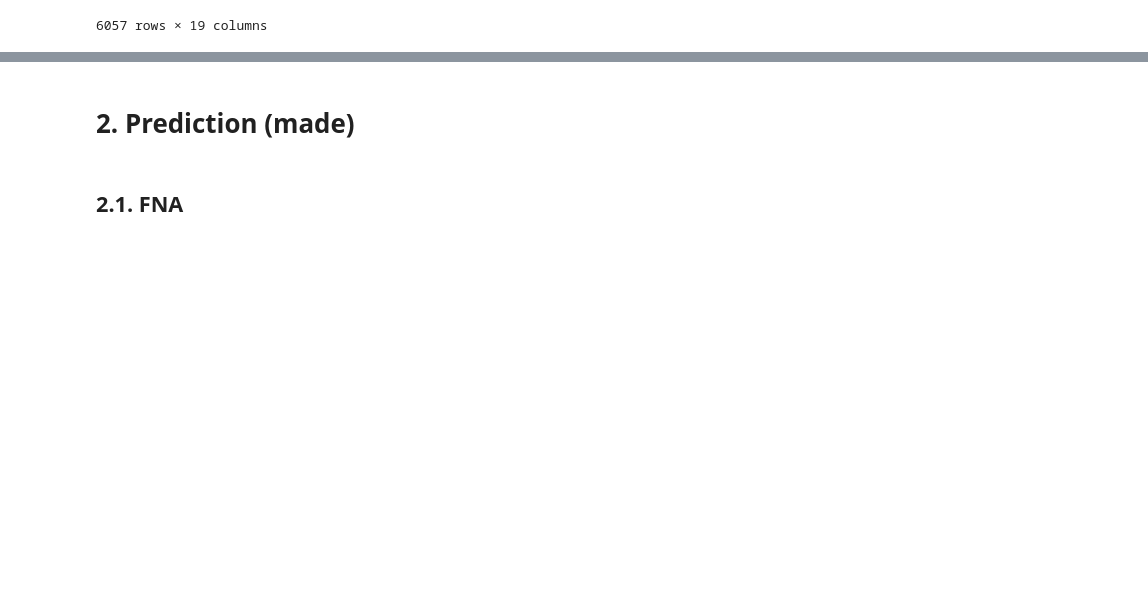
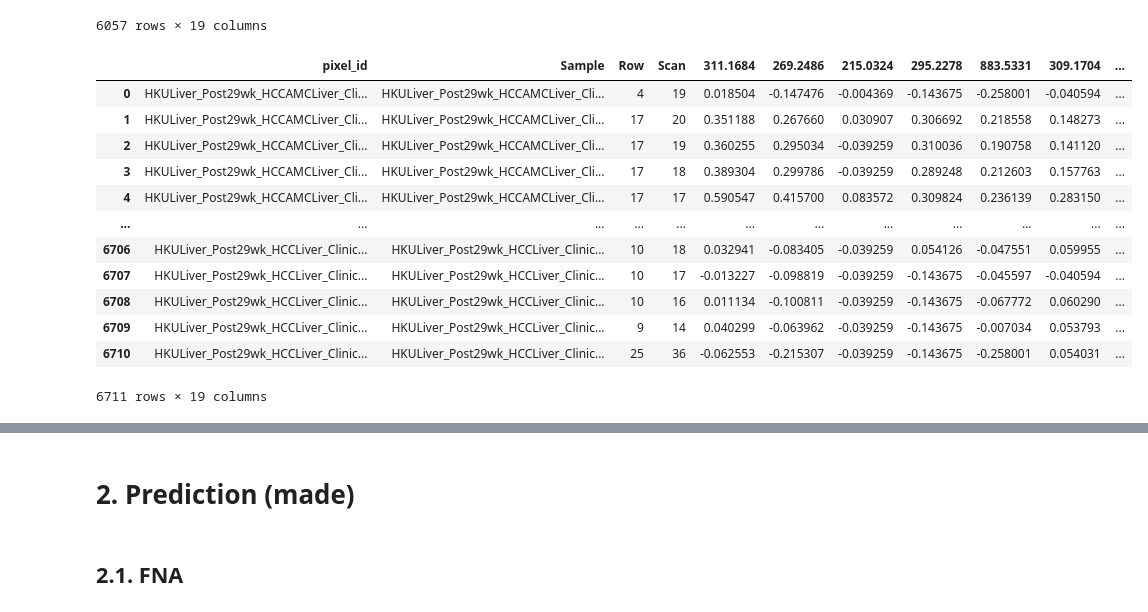
Before and after one commit to TommyNHL/raMSIn, a Jupyter notebook: 9a_ML_Model-apply.ipynb, the cells around one changed output, grey strips where cells are left out. Saved outputs shown, nothing was run; the diff lists cells and outputs as text; code cells hidden in the pictures; blank space fills up the shorter version.

```diff
--- a/9a_ML_Model-apply.ipynb
+++ b/9a_ML_Model-apply.ipynb
@@ -200,11 +219,32 @@ pop_column = df_ROI_Di.pop('Row')
 df_ROI_Di.insert(1, 'Row', pop_column)
 pop_column = df_ROI_Di.pop('Sample')
 df_ROI_Di.insert(1, 'Sample', pop_column)
+# %%
+df_ROI_C["Sample"] = 0
+df_ROI_C["Row"] = 0
+df_ROI_C["Scan"] = 0
+df_ROI_C_Sample = []
+df_ROI_C_Row = []
+df_ROI_C_Scan = []
+for i in range(len(df_ROI_C["pixel_id"])):
+    df_ROI_C_Sample.append("_".join(str(df_ROI_C["pixel_id"][i]).split("_")[:-2]))
+    df_ROI_C_Row.append(int(str(df_ROI_C["pixel_id"][i]).split("_")[-1]))
+    df_ROI_C_Scan.append(int(str(df_ROI_C["pixel_id"][i]).split("_")[-2]))
+df_ROI_C["Sample"] = df_ROI_C_Sample
+df_ROI_C["Row"] = df_ROI_C_Row
+df_ROI_C["Scan"] = df_ROI_C_Scan
+pop_column = df_ROI_C.pop('Scan')
+df_ROI_C.insert(1, 'Scan', pop_column)
+pop_column = df_ROI_C.pop('Row')
+df_ROI_C.insert(1, 'Row', pop_column)
+pop_column = df_ROI_C.pop('Sample')
+df_ROI_C.insert(1, 'Sample', pop_column)
 # %%
 df_ROI_train = df_ROI_train.sort_values("Sample", ascending = True).reset_index().drop(columns=["index"])
 df_ROI_ext = df_ROI_ext.sort_values("Sample", ascending = True).reset_index().drop(columns=["index"])
 df_ROI_FNA = df_ROI_FNA.sort_values("Sample", ascending = True).reset_index().drop(columns=["index"])
 df_ROI_Di = df_ROI_Di.sort_values("Sample", ascending = True).reset_index().drop(columns=["index"])
+df_ROI_C = df_ROI_C.sort_values("Sample", ascending = True).reset_index().drop(columns=["index"])
 # %%
 df_ROI_Di
 # %% [output]
@@ -221,6 +261,22 @@ df_ROI_Di
 | 6055 | HKULiver_Post29wk_HCCLiver_Direct... | HKULiver_Post29wk_HCCLiver_Direct... | 1 | 207 | -0.326381 | -0.259228 | -0.306277 | -0.313712 | -0.273013 | -0.294656 | ... |
 | 6056 | HKULiver_Post29wk_HCCLiver_Direct... | HKULiver_Post29wk_HCCLiver_Direct... | 1 | 606 | -0.375053 | -0.421196 | -0.306277 | -0.382957 | -0.273013 | -0.362289 | ... |
 6057 rows × 19 columns
+# %%
+df_ROI_C
+# %% [output]
+|  | pixel_id | Sample | Row | Scan | 311.1684 | 269.2486 | 215.0324 | 295.2278 | 883.5331 | 309.1704 | ... |
+| 0 | HKULiver_Post29wk_HCCAMCLiver_Cli... | HKULiver_Post29wk_HCCAMCLiver_Cli... | 4 | 19 | 0.018504 | -0.147476 | -0.004369 | -0.143675 | -0.258001 | -0.040594 | ... |
+| 1 | HKULiver_Post29wk_HCCAMCLiver_Cli... | HKULiver_Post29wk_HCCAMCLiver_Cli... | 17 | 20 | 0.351188 | 0.267660 | 0.030907 | 0.306692 | 0.218558 | 0.148273 | ... |
+| 2 | HKULiver_Post29wk_HCCAMCLiver_Cli... | HKULiver_Post29wk_HCCAMCLiver_Cli... | 17 | 19 | 0.360255 | 0.295034 | -0.039259 | 0.310036 | 0.190758 | 0.141120 | ... |
+| 3 | HKULiver_Post29wk_HCCAMCLiver_Cli... | HKULiver_Post29wk_HCCAMCLiver_Cli... | 17 | 18 | 0.389304 | 0.299786 | -0.039259 | 0.289248 | 0.212603 | 0.157763 | ... |
+| 4 | HKULiver_Post29wk_HCCAMCLiver_Cli... | HKULiver_Post29wk_HCCAMCLiver_Cli... | 17 | 17 | 0.590547 | 0.415700 | 0.083572 | 0.309824 | 0.236139 | 0.283150 | ... |
+| ... | ... | ... | ... | ... | ... | ... | ... | ... | ... | ... | ... |
+| 6706 | HKULiver_Post29wk_HCCLiver_Clinic... | HKULiver_Post29wk_HCCLiver_Clinic... | 10 | 18 | 0.032941 | -0.083405 | -0.039259 | 0.054126 | -0.047551 | 0.059955 | ... |
+| 6707 | HKULiver_Post29wk_HCCLiver_Clinic... | HKULiver_Post29wk_HCCLiver_Clinic... | 10 | 17 | -0.013227 | -0.098819 | -0.039259 | -0.143675 | -0.045597 | -0.040594 | ... |
+| 6708 | HKULiver_Post29wk_HCCLiver_Clinic... | HKULiver_Post29wk_HCCLiver_Clinic... | 10 | 16 | 0.011134 | -0.100811 | -0.039259 | -0.143675 | -0.067772 | 0.060290 | ... |
+| 6709 | HKULiver_Post29wk_HCCLiver_Clinic... | HKULiver_Post29wk_HCCLiver_Clinic... | 9 | 14 | 0.040299 | -0.063962 | -0.039259 | -0.143675 | -0.007034 | 0.053793 | ... |
+| 6710 | HKULiver_Post29wk_HCCLiver_Clinic... | HKULiver_Post29wk_HCCLiver_Clinic... | 25 | 36 | -0.062553 | -0.215307 | -0.039259 | -0.143675 | -0.258001 | 0.054031 | ... |
+6711 rows × 19 columns
 # %%
 HKULiver_Post29wk_HCCAMCLiver_Left_Mice03_Slide2_ROI = df_ROI_train.loc[df_ROI_train["Sample"] == "HKULiver_Post29wk_HCCAMCLiver_Left_Mice03_Slide2"].sort_values(["Row", "Scan"], ascending = [True, True]).reset_index().drop(columns=["index"])
 HKULiver_Post29wk_HCCAMCLiver_Left_Mice07_Slide3_ROI = df_ROI_train.loc[df_ROI_train["Sample"] == "HKULiver_Post29wk_HCCAMCLiver_Left_Mice07_Slide3"].sort_values(["Row", "Scan"], ascending = [True, True]).reset_index().drop(columns=["index"])
```
Also changed, not shown: parts of 41 cells of this notebook, 4 other files.
